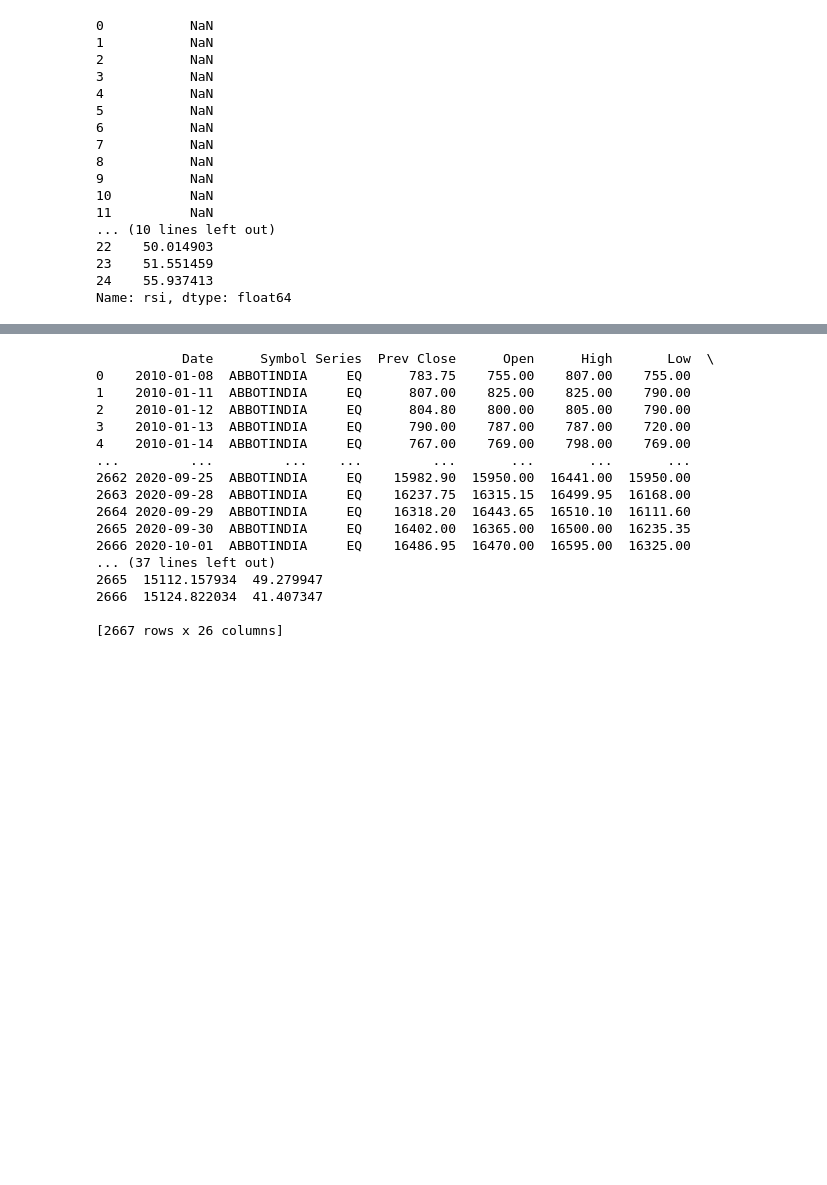
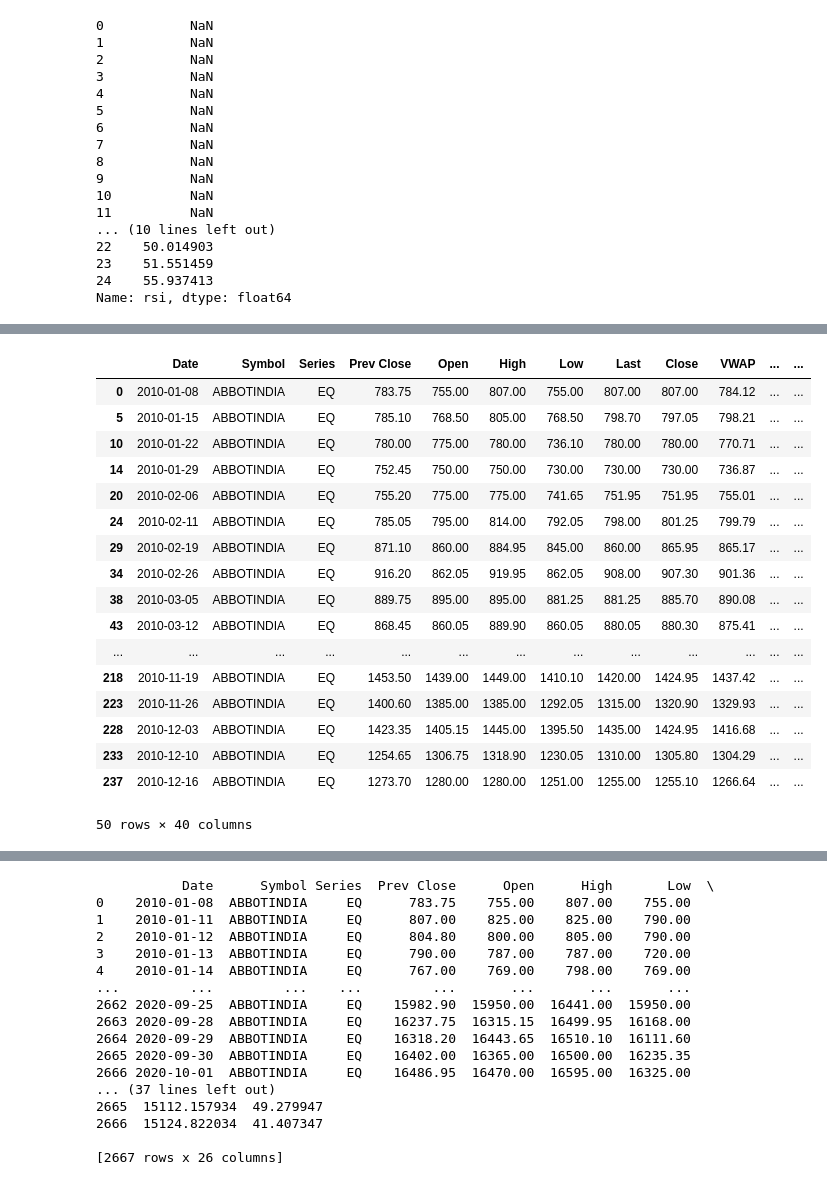
Before and after one commit to rsnaraya/IPBA, a Jupyter notebook: CaseStudy - Stock prediction.ipynb, the cells around one changed output, grey strips where cells are left out. Cells and saved outputs as stored; diff of their text form; code cells hidden in the pictures; blank space fills up the shorter version.

```diff
--- a/CaseStudy - Stock prediction.ipynb
+++ b/CaseStudy - Stock prediction.ipynb
@@ -160,0 +241,22 @@ dtype: int64
+# %%
+# extract the rows where MaxWeekDay matches to WeekDay
+week_data = raw_data[raw_data['TransactionDay'] == raw_data['MaxWeekDay']]
+# %% [output]
+|  | Date | Symbol | Series | Prev Close | Open | High | Low | Last | Close | VWAP | ... | ... |
+| 0 | 2010-01-08 | ABBOTINDIA | EQ | 783.75 | 755.00 | 807.00 | 755.00 | 807.00 | 807.00 | 784.12 | ... | ... |
+| 5 | 2010-01-15 | ABBOTINDIA | EQ | 785.10 | 768.50 | 805.00 | 768.50 | 798.70 | 797.05 | 798.21 | ... | ... |
+| 10 | 2010-01-22 | ABBOTINDIA | EQ | 780.00 | 775.00 | 780.00 | 736.10 | 780.00 | 780.00 | 770.71 | ... | ... |
+| 14 | 2010-01-29 | ABBOTINDIA | EQ | 752.45 | 750.00 | 750.00 | 730.00 | 730.00 | 730.00 | 736.87 | ... | ... |
+| 20 | 2010-02-06 | ABBOTINDIA | EQ | 755.20 | 775.00 | 775.00 | 741.65 | 751.95 | 751.95 | 755.01 | ... | ... |
+| 24 | 2010-02-11 | ABBOTINDIA | EQ | 785.05 | 795.00 | 814.00 | 792.05 | 798.00 | 801.25 | 799.79 | ... | ... |
+| 29 | 2010-02-19 | ABBOTINDIA | EQ | 871.10 | 860.00 | 884.95 | 845.00 | 860.00 | 865.95 | 865.17 | ... | ... |
+| 34 | 2010-02-26 | ABBOTINDIA | EQ | 916.20 | 862.05 | 919.95 | 862.05 | 908.00 | 907.30 | 901.36 | ... | ... |
+| 38 | 2010-03-05 | ABBOTINDIA | EQ | 889.75 | 895.00 | 895.00 | 881.25 | 881.25 | 885.70 | 890.08 | ... | ... |
+| 43 | 2010-03-12 | ABBOTINDIA | EQ | 868.45 | 860.05 | 889.90 | 860.05 | 880.05 | 880.30 | 875.41 | ... | ... |
+| ... | ... | ... | ... | ... | ... | ... | ... | ... | ... | ... | ... | ... |
+| 218 | 2010-11-19 | ABBOTINDIA | EQ | 1453.50 | 1439.00 | 1449.00 | 1410.10 | 1420.00 | 1424.95 | 1437.42 | ... | ... |
+| 223 | 2010-11-26 | ABBOTINDIA | EQ | 1400.60 | 1385.00 | 1385.00 | 1292.05 | 1315.00 | 1320.90 | 1329.93 | ... | ... |
+| 228 | 2010-12-03 | ABBOTINDIA | EQ | 1423.35 | 1405.15 | 1445.00 | 1395.50 | 1435.00 | 1424.95 | 1416.68 | ... | ... |
+| 233 | 2010-12-10 | ABBOTINDIA | EQ | 1254.65 | 1306.75 | 1318.90 | 1230.05 | 1310.00 | 1305.80 | 1304.29 | ... | ... |
+| 237 | 2010-12-16 | ABBOTINDIA | EQ | 1273.70 | 1280.00 | 1280.00 | 1251.00 | 1255.00 | 1255.10 | 1266.64 | ... | ... |
+50 rows × 40 columns
```
Also changed, not shown: parts of 15 cells of this notebook, 2 other files.
